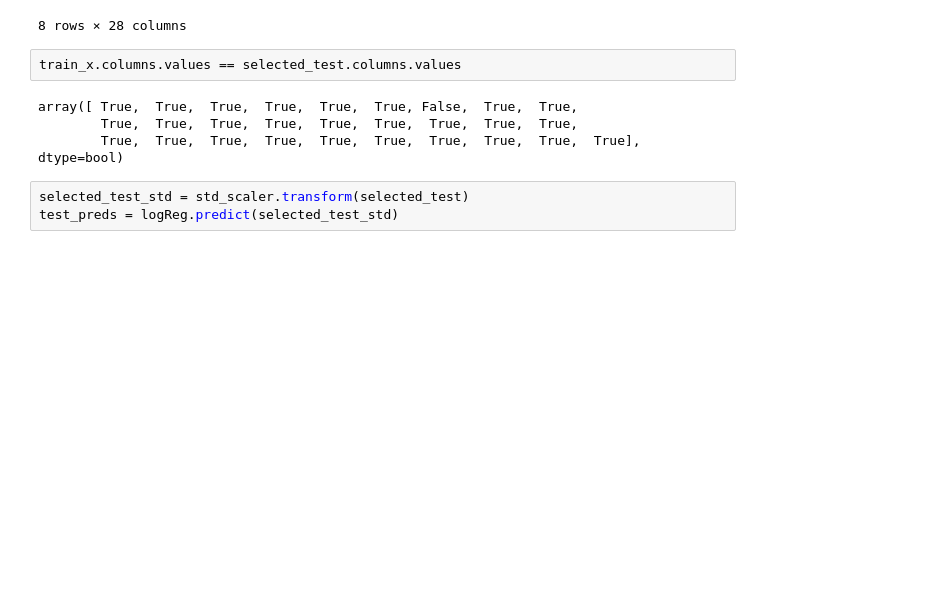
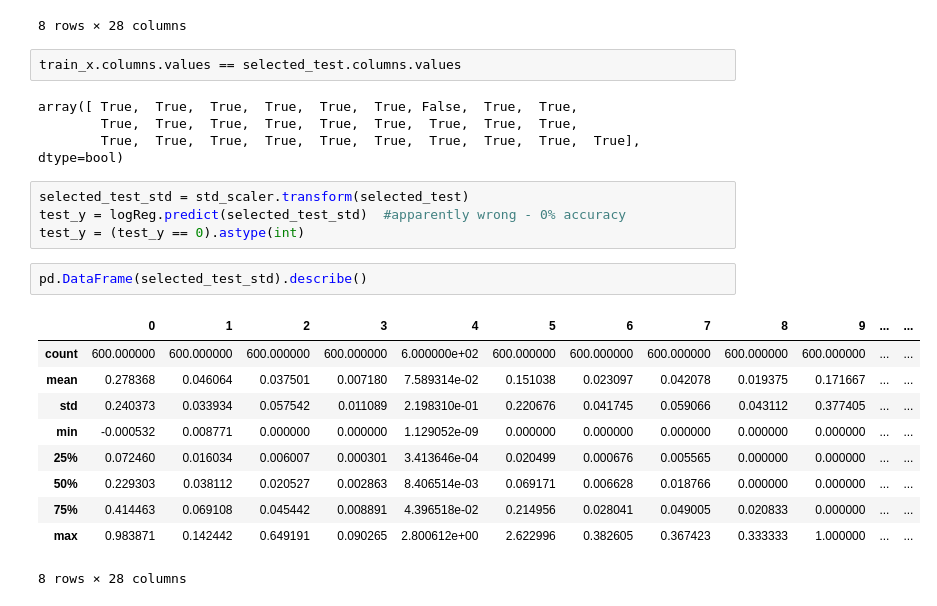
Before and after one commit to Mogbo/Telecoms-churn-prediction, a Jupyter notebook: Churn.ipynb, the cells around one changed output. Saved outputs shown, nothing was run; the diff lists cells and outputs as text; blank space fills up the shorter version.

```diff
--- a/Churn.ipynb
+++ b/Churn.ipynb
@@ -235,4 +308,18 @@ array([ True,  True,  True,  True,  True,  True, False,  True,  True,
         True,  True,  True,  True,  True,  True,  True,  True,  True,  True], dtype=bool)
 # %%
 selected_test_std = std_scaler.transform(selected_test)
-test_preds = logReg.predict(selected_test_std)
+test_y = logReg.predict(selected_test_std)  #apparently wrong - 0% accuracy
+test_y = (test_y == 0).astype(int)
+# %%
+pd.DataFrame(selected_test_std).describe()
+# %% [output]
+|  | 0 | 1 | 2 | 3 | 4 | 5 | 6 | 7 | 8 | 9 | ... | ... |
+| count | 600.000000 | 600.000000 | 600.000000 | 600.000000 | 6.000000e+02 | 600.000000 | 600.000000 | 600.000000 | 600.000000 | 600.000000 | ... | ... |
+| mean | 0.278368 | 0.046064 | 0.037501 | 0.007180 | 7.589314e-02 | 0.151038 | 0.023097 | 0.042078 | 0.019375 | 0.171667 | ... | ... |
+| std | 0.240373 | 0.033934 | 0.057542 | 0.011089 | 2.198310e-01 | 0.220676 | 0.041745 | 0.059066 | 0.043112 | 0.377405 | ... | ... |
+| min | -0.000532 | 0.008771 | 0.000000 | 0.000000 | 1.129052e-09 | 0.000000 | 0.000000 | 0.000000 | 0.000000 | 0.000000 | ... | ... |
+| 25% | 0.072460 | 0.016034 | 0.006007 | 0.000301 | 3.413646e-04 | 0.020499 | 0.000676 | 0.005565 | 0.000000 | 0.000000 | ... | ... |
+| 50% | 0.229303 | 0.038112 | 0.020527 | 0.002863 | 8.406514e-03 | 0.069171 | 0.006628 | 0.018766 | 0.000000 | 0.000000 | ... | ... |
+| 75% | 0.414463 | 0.069108 | 0.045442 | 0.008891 | 4.396518e-02 | 0.214956 | 0.028041 | 0.049005 | 0.020833 | 0.000000 | ... | ... |
+| max | 0.983871 | 0.142442 | 0.649191 | 0.090265 | 2.800612e+00 | 2.622996 | 0.382605 | 0.367423 | 0.333333 | 1.000000 | ... | ... |
+8 rows × 28 columns
```
Also changed, not shown: parts of 16 cells of this notebook.
